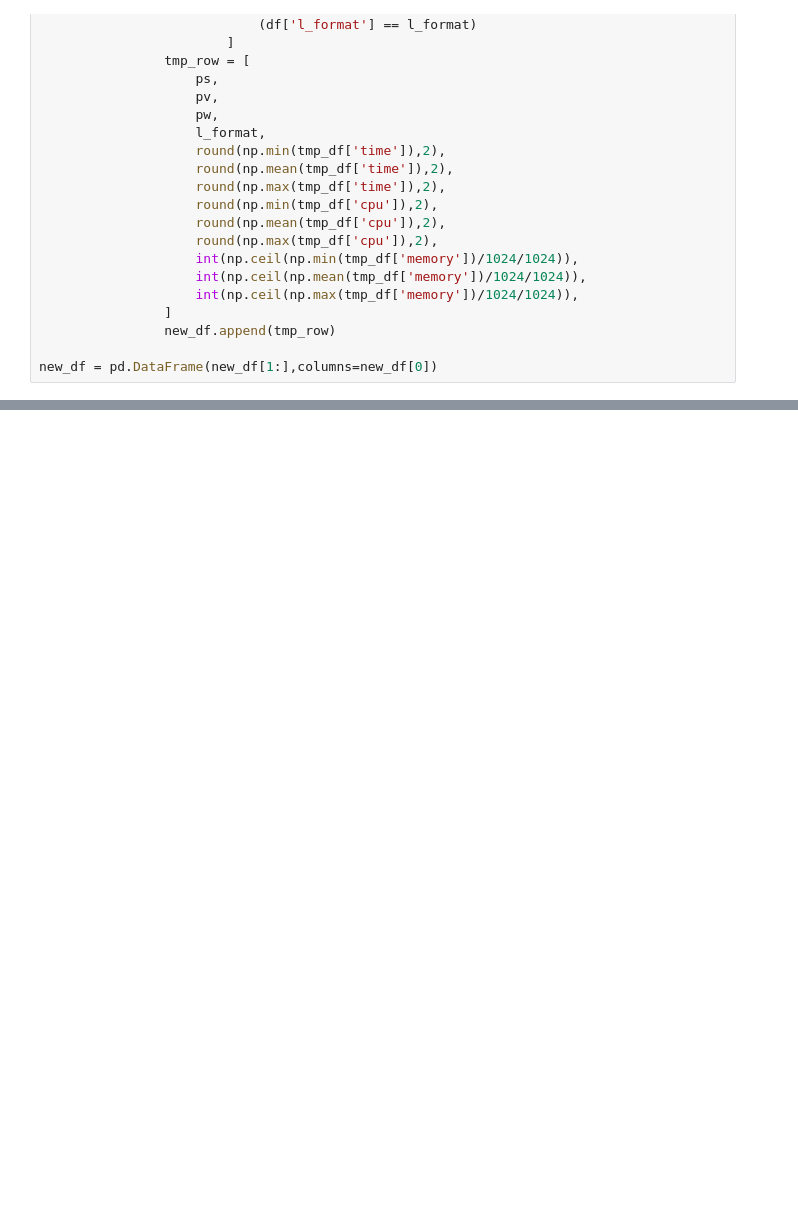
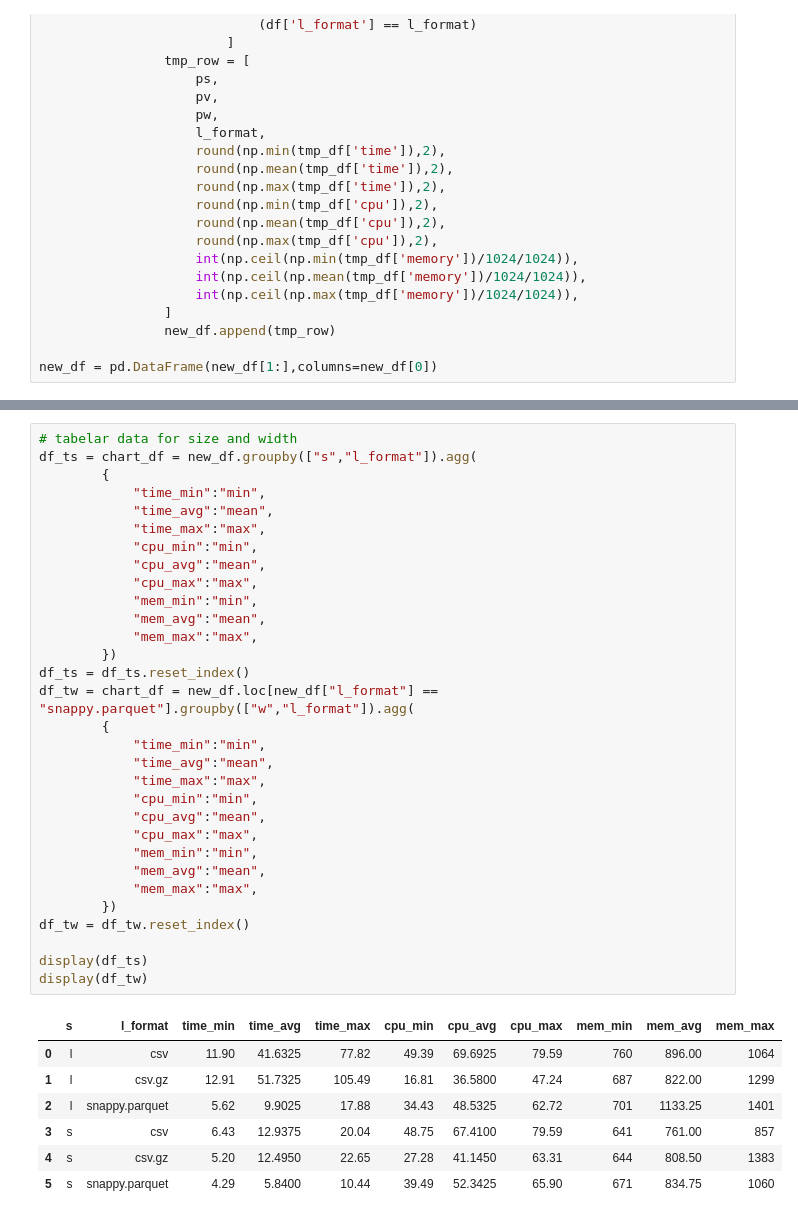
Before and after one commit to simmarum/spark_benchmark, a Jupyter notebook: create_charts.ipynb, the cells around one changed output, grey strips where cells are left out. Drawn from its saved outputs; the diff is of its cells as text; blank space fills up the shorter version.

```diff
--- a/create_charts.ipynb
+++ b/create_charts.ipynb
@@ -172,0 +179,39 @@ for w_var,w_tit,w_xlab in plot_all_comb:
+# %%
+# tabelar data for size and width
+df_ts = chart_df = new_df.groupby(["s","l_format"]).agg(
+        {
+            "time_min":"min",
+            "time_avg":"mean",
+            "time_max":"max",
+            "cpu_min":"min",
+            "cpu_avg":"mean",
+            "cpu_max":"max",
+            "mem_min":"min",
+            "mem_avg":"mean",
+            "mem_max":"max",
+        })
+df_ts = df_ts.reset_index()
+df_tw = chart_df = new_df.loc[new_df["l_format"] == "snappy.parquet"].groupby(["w","l_format"]).agg(
+        {
+            "time_min":"min",
+            "time_avg":"mean",
+            "time_max":"max",
+            "cpu_min":"min",
+            "cpu_avg":"mean",
+            "cpu_max":"max",
+            "mem_min":"min",
+            "mem_avg":"mean",
+            "mem_max":"max",
+        })
+df_tw = df_tw.reset_index()
+
+display(df_ts)
+display(df_tw)
+# %% [output]
+|  | s | l_format | time_min | time_avg | time_max | cpu_min | cpu_avg | cpu_max | mem_min | mem_avg | mem_max |
+| 0 | l | csv | 11.90 | 41.6325 | 77.82 | 49.39 | 69.6925 | 79.59 | 760 | 896.00 | 1064 |
+| 1 | l | csv.gz | 12.91 | 51.7325 | 105.49 | 16.81 | 36.5800 | 47.24 | 687 | 822.00 | 1299 |
+| 2 | l | snappy.parquet | 5.62 | 9.9025 | 17.88 | 34.43 | 48.5325 | 62.72 | 701 | 1133.25 | 1401 |
+| 3 | s | csv | 6.43 | 12.9375 | 20.04 | 48.75 | 67.4100 | 79.59 | 641 | 761.00 | 857 |
+| 4 | s | csv.gz | 5.20 | 12.4950 | 22.65 | 27.28 | 41.1450 | 63.31 | 644 | 808.50 | 1383 |
+| 5 | s | snappy.parquet | 4.29 | 5.8400 | 10.44 | 39.49 | 52.3425 | 65.90 | 671 | 834.75 | 1060 |
```
Also changed, not shown: parts of 7 cells of this notebook, 3 other files.
